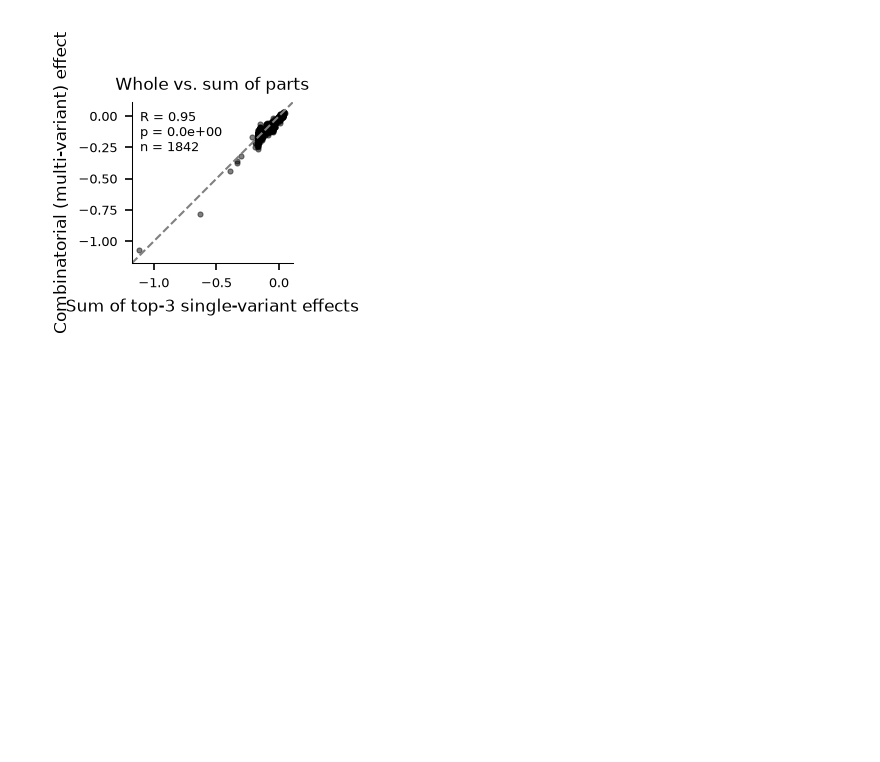
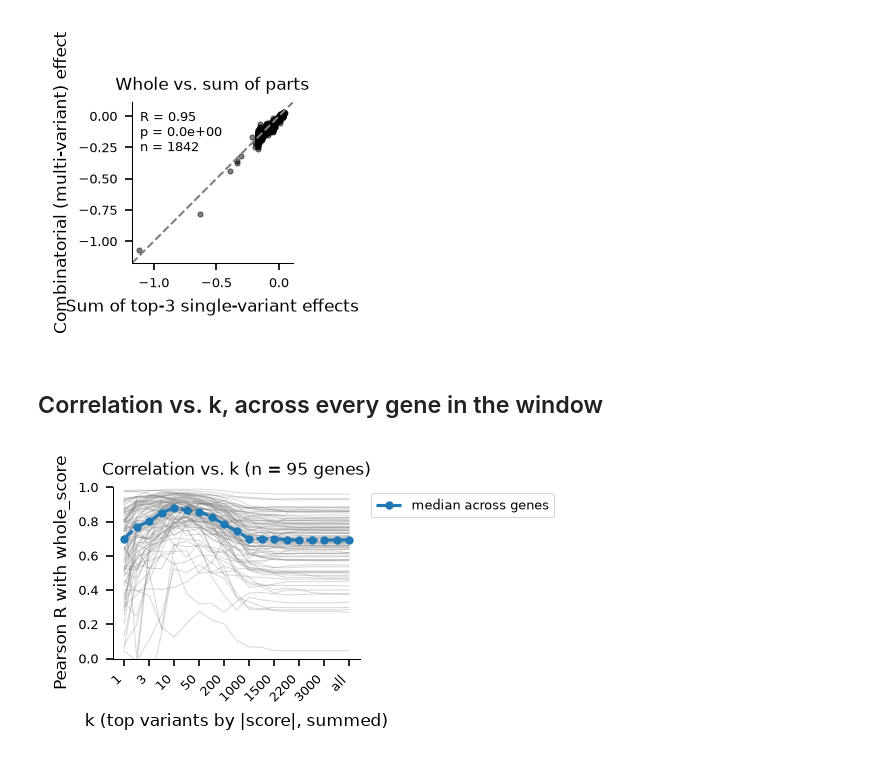
Before and after one commit to DiasFrazerGroup/wigttsoip, a Jupyter notebook: notebooks/hbb.ipynb, the cells around one changed output. Cells and saved outputs as stored; diff of their text form; code cells hidden in the pictures; blank space fills up the shorter version.

```diff
--- a/notebooks/hbb.ipynb
+++ b/notebooks/hbb.ipynb
@@ -324,3 +324,30 @@ fig.tight_layout()
 fig.savefig(os.path.join(PDF_DIR, "whole_vs_sum_top3.pdf"), bbox_inches="tight")
 # %% [output]
 [figure]
+# %% [markdown]
+## Correlation vs. k, across every gene in the window
+# %%
+GENE_TOPK_PATH = f"{ROOT}/results/03-analysis/hbb_wholeblood/topk_correlation_per_gene.full.parquet"
+gene_topk = pd.read_parquet(GENE_TOPK_PATH)
+
+ks_order = [str(k) for k in K_VALUES] + ["all"]
+pivot = gene_topk.pivot(index="gene_id", columns="k", values="pearson_r")[ks_order]
+n_genes = pivot.shape[0]
+
+fig, ax = plt.subplots(figsize=(9*cm, 5*cm))
+x = range(len(ks_order))
+for _, row in pivot.iterrows():
+    ax.plot(x, row.to_numpy(), color="gray", alpha=0.3, lw=0.5)
+median_r = pivot.median(axis=0)
+ax.plot(x, median_r.to_numpy(), color="tab:blue", ls="--", lw=1.5, marker="o", markersize=3, label="median across genes")
+ax.set_xticks(list(x)[::2])
+ax.set_xticklabels(ks_order[::2], rotation=45, ha="right")
+ax.set_ylim(0, 1)
+ax.set_xlabel("k (top variants by |score|, summed)")
+ax.set_ylabel("Pearson R with whole_score")
+ax.set_title(f"Correlation vs. k (n = {n_genes} genes)")
+ax.legend(loc="upper left", bbox_to_anchor=(1.02, 1))
+fig.tight_layout()
+fig.savefig(os.path.join(PDF_DIR, "correlation_vs_k_all_genes.pdf"), bbox_inches="tight")
+# %% [output]
+[figure, added]
```
Also changed, not shown: 15 other files.
